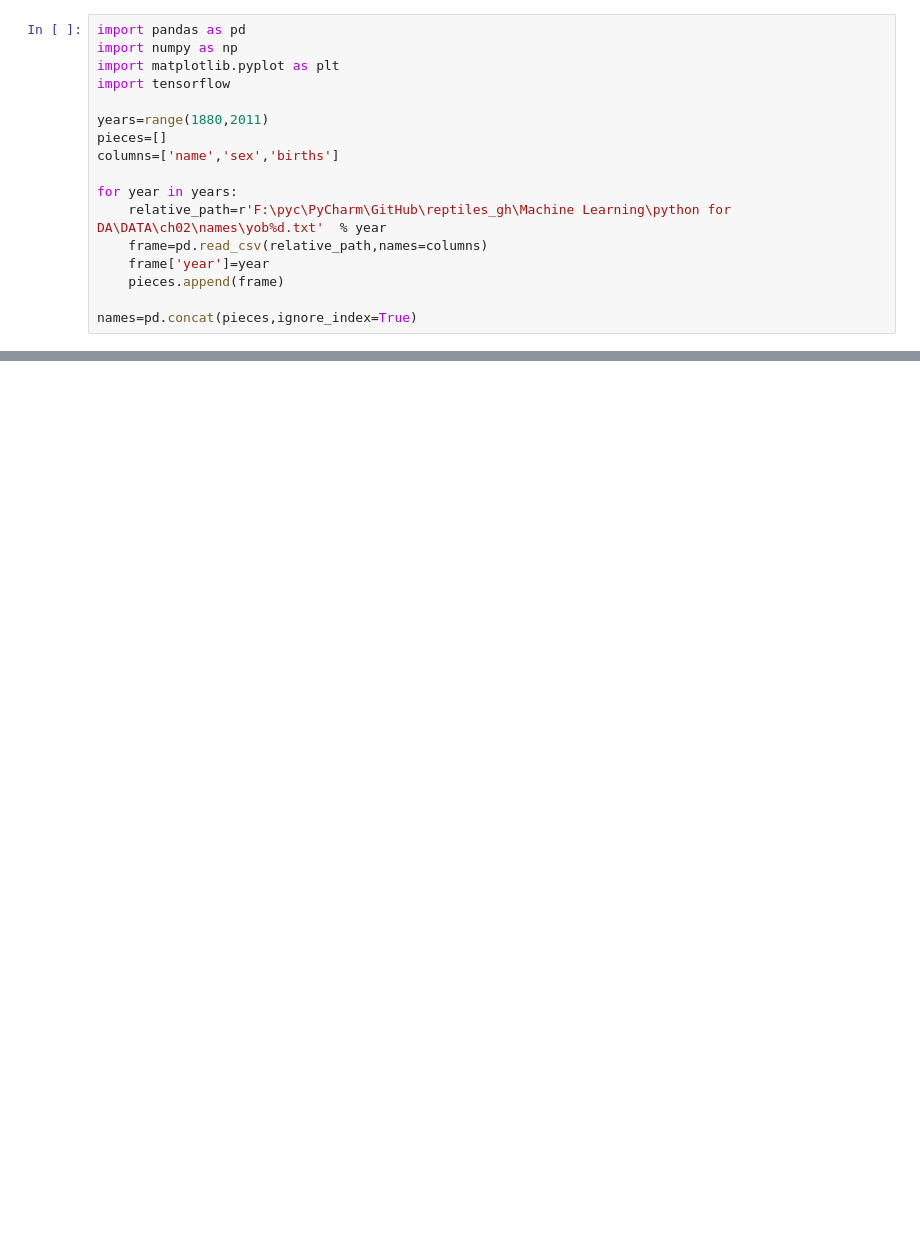
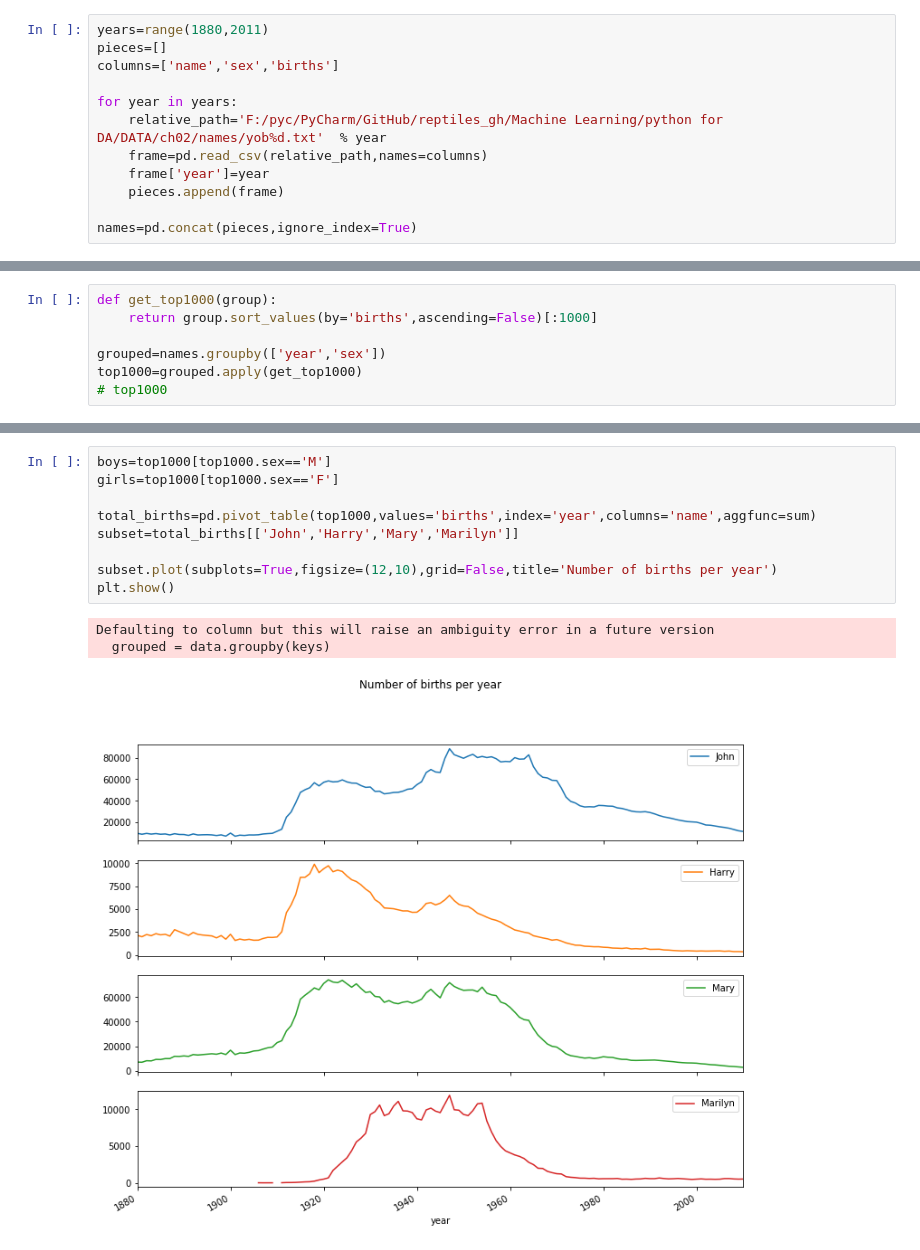
Before and after one commit to WarmingWang/reptiles_gh, a Jupyter notebook: Machine Learning/python for DA/test.ipynb, the cells around one changed output, grey strips where cells are left out. Drawn from its saved outputs; the diff is of its cells as text; blank space fills up the shorter version.

```diff
--- a/Machine Learning/python for DA/test.ipynb
+++ b/Machine Learning/python for DA/test.ipynb
@@ -1,15 +11,10 @@
 # %%
-import pandas as pd
-import numpy as np
-import matplotlib.pyplot as plt
-import tensorflow
-
 years=range(1880,2011)
 pieces=[]
 columns=['name','sex','births']
 
 for year in years:
-    relative_path=r'F:\pyc\PyCharm\GitHub\reptiles_gh\Machine Learning\python for DA\DATA\ch02\names\yob%d.txt'  % year
+    relative_path='F:/pyc/PyCharm/GitHub/reptiles_gh/Machine Learning/python for DA/DATA/ch02/names/yob%d.txt'  % year
     frame=pd.read_csv(relative_path,names=columns)
     frame['year']=year
     pieces.append(frame)
@@ -38,0 +43,7 @@ check=np.allclose(names.groupby(['year','sex']).prop.sum(),1)
+# %%
+def get_top1000(group):
+    return group.sort_values(by='births',ascending=False)[:1000]
+
+grouped=names.groupby(['year','sex'])
+top1000=grouped.apply(get_top1000)
+# top1000
@@ -38,0 +52,13 @@ check=np.allclose(names.groupby(['year','sex']).prop.sum(),1)
+# %%
+boys=top1000[top1000.sex=='M']
+girls=top1000[top1000.sex=='F']
+
+total_births=pd.pivot_table(top1000,values='births',index='year',columns='name',aggfunc=sum)
+subset=total_births[['John','Harry','Mary','Marilyn']]
+
+subset.plot(subplots=True,figsize=(12,10),grid=False,title='Number of births per year')
+plt.show()
+# %% [output]
+Defaulting to column but this will raise an ambiguity error in a future version
+  grouped = data.groupby(keys)
+[figure, added]
```
Also changed, not shown: parts of 9 cells of this notebook, 1 other file.
